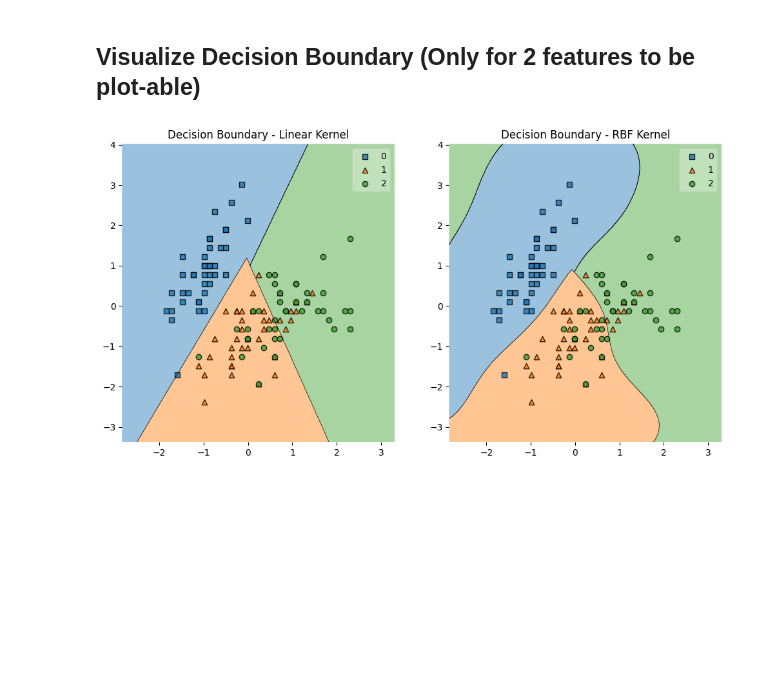
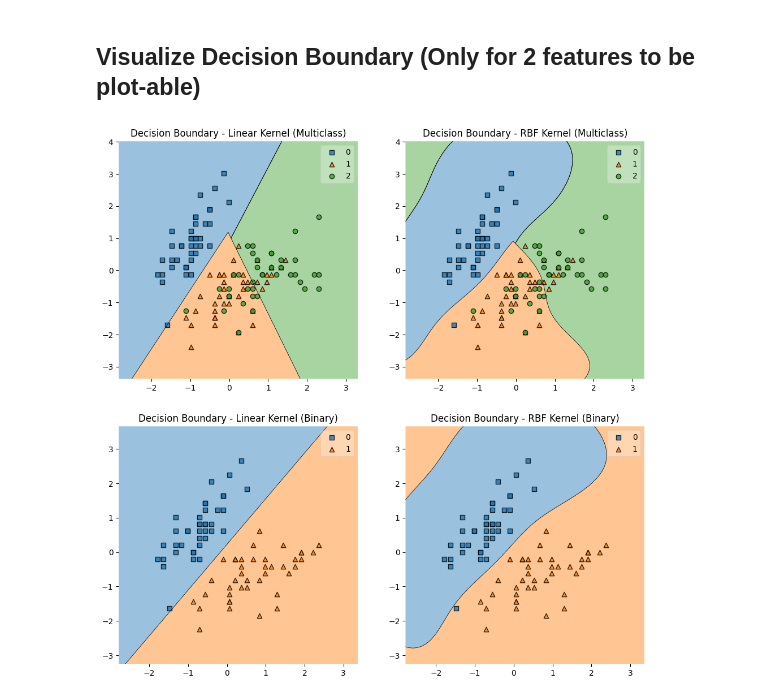
Before and after one commit to RyanGA09/codveda-ml-submission, a Jupyter notebook: Level 3 Advanced/Task_2_SVM/svm.ipynb, the cells around one changed output. Saved outputs shown, nothing was run; the diff lists cells and outputs as text; code cells hidden in the pictures; blank space fills up the shorter version.

```diff
--- a/Level 3 Advanced/Task_2_SVM/svm.ipynb
+++ b/Level 3 Advanced/Task_2_SVM/svm.ipynb
@@ -63,0 +71,6 @@ test_data['species'] = le.transform(test_data['species'])
+# %%
+# Define Features and Target
+X_train_bin = binary_train.drop(columns=['species'])
+y_train_bin = binary_train['species']
+X_test_bin = binary_test.drop(columns=['species'])
+y_test_bin = binary_test['species']
@@ -63,0 +79,5 @@ test_data['species'] = le.transform(test_data['species'])
+# %%
+# Standardize Data
+scaler = StandardScaler()
+X_train_bin = scaler.fit_transform(X_train_bin)
+X_test_bin = scaler.transform(X_test_bin)
@@ -63,0 +86,7 @@ test_data['species'] = le.transform(test_data['species'])
+# %%
+# Train SVM Models
+svm_linear_bin = SVC(kernel='linear', probability=True)
+svm_rbf_bin = SVC(kernel='rbf', probability=True)
+
+svm_linear_bin.fit(X_train_bin, y_train_bin)
+svm_rbf_bin.fit(X_train_bin, y_train_bin)
@@ -137,28 +228,39 @@ plt.show()
 ## Visualize Decision Boundary (Only for 2 features to be plot-able)
 # %%
 if X_train.shape[1] > 2:
-    # Select only the first two features for visualization
     X_train_2d = X_train[:, :2]
     X_test_2d = X_test[:, :2]
+    X_train_bin_2d = X_train_bin[:, :2]
+    X_test_bin_2d = X_test_bin[:, :2]
 
-    # Train models with only two features
     svm_linear_2d = SVC(kernel='linear')
     svm_rbf_2d = SVC(kernel='rbf')
+    svm_linear_bin_2d = SVC(kernel='linear')
+    svm_rbf_bin_2d = SVC(kernel='rbf')
 
     svm_linear_2d.fit(X_train_2d, y_train)
     svm_rbf_2d.fit(X_train_2d, y_train)
+    svm_linear_bin_2d.fit(X_train_bin_2d, y_train_bin)
+    svm_rbf_bin_2d.fit(X_train_bin_2d, y_train_bin)
 
-    # Visualize Decision Boundary
-    plt.figure(figsize=(12, 6))
+    plt.figure(figsize=(12, 12))
 
-    plt.subplot(1, 2, 1)
+    plt.subplot(2, 2, 1)
     plot_decision_regions(X_train_2d, y_train.to_numpy(), clf=svm_linear_2d)
-    plt.title("Decision Boundary - Linear Kernel")
+    plt.title("Decision Boundary - Linear Kernel (Multiclass)")
 
-    plt.subplot(1, 2, 2)
+    plt.subplot(2, 2, 2)
     plot_decision_regions(X_train_2d, y_train.to_numpy(), clf=svm_rbf_2d)
-    plt.title("Decision Boundary - RBF Kernel")
+    plt.title("Decision Boundary - RBF Kernel (Multiclass)")
+
+    plt.subplot(2, 2, 3)
+    plot_decision_regions(X_train_bin_2d, y_train_bin.to_numpy(), clf=svm_linear_bin_2d)
+    plt.title("Decision Boundary - Linear Kernel (Binary)")
+
+    plt.subplot(2, 2, 4)
+    plot_decision_regions(X_train_bin_2d, y_train_bin.to_numpy(), clf=svm_rbf_bin_2d)
+    plt.title("Decision Boundary - RBF Kernel (Binary)")
 
     plt.show()
 # %% [output]
-[figure, old version]
+[figure, new version]
```
Also changed, not shown: parts of 22 cells of this notebook, 1 other file.
